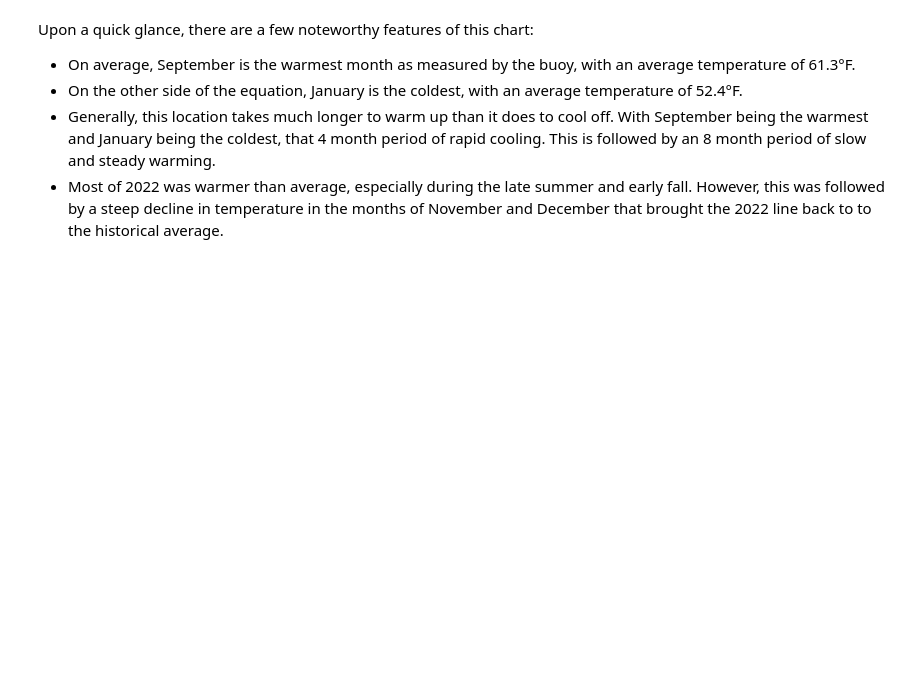
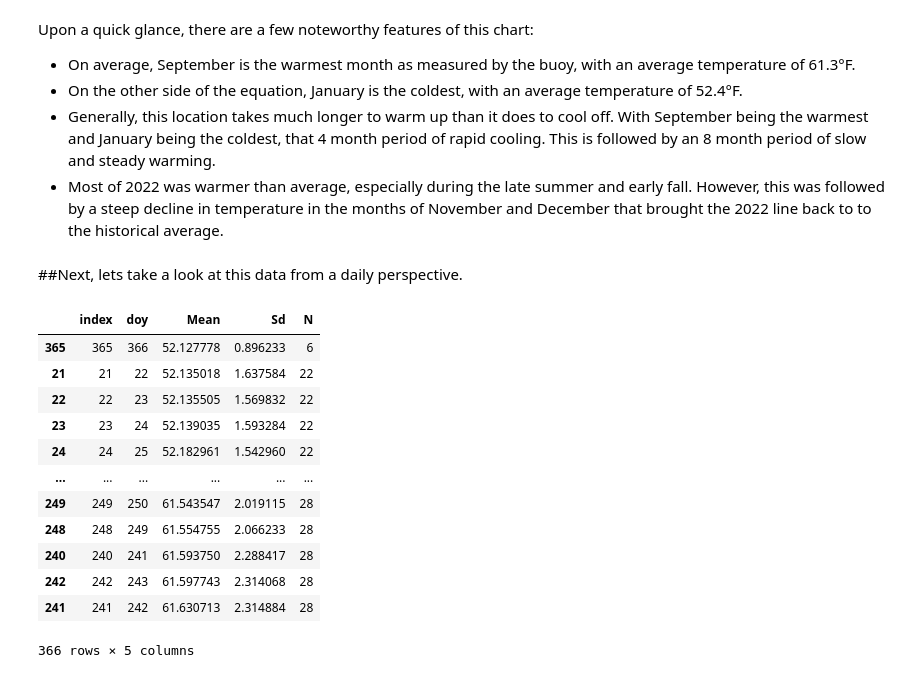
Before and after one commit to nelsonauner/SF_Bay, a Jupyter notebook: analysis.ipynb, the cells around one changed output. Drawn from its saved outputs; the diff is of its cells as text; code cells hidden in the pictures; blank space fills up the shorter version.

```diff
--- a/analysis.ipynb
+++ b/analysis.ipynb
@@ -147,3 +155,32 @@ Upon a quick glance, there are a few noteworthy features of this chart:
 - On the other side of the equation, January is the coldest, with an average temperature of 52.4&deg;F.
 - Generally, this location takes much longer to warm up than it does to cool off. With September being the warmest and January being the coldest, that 4 month period of rapid cooling. This is followed by an 8 month period of slow and steady warming.
 - Most of 2022 was warmer than average, especially during the late summer and early fall. However, this was followed by a steep decline in temperature in the months of November and December that brought the 2022 line back to to the historical average.
+# %% [markdown]
+##Next, lets take a look at this data from a daily perspective.
+# %%
+#Calculating averages for each day for every DOY in the dataset (within each year)
+daily_average = d.groupby(by = ["year", "month", "day","doy"], as_index = False).agg(Mean = ("temp", np.mean), Sd = ("temp", np.std))
+daily_average.sort_values(by = ["year","month","doy"], inplace = True)
+daily_average.reset_index(inplace = True)
+
+#Daily average across all years
+da2 = daily_average.groupby(by = ["doy"], as_index = False).agg(Mean = ("Mean", np.mean), Sd = ("Mean", np.std), N = ("Mean", len))
+da2.sort_values(by = ["doy"], inplace = True)
+da2.reset_index(inplace = True)
+
+#5 Warmest and coldest days of the year on average
+da2.sort_values(by = "Mean", inplace = False)
+# %% [output]
+|  | index | doy | Mean | Sd | N |
+| 365 | 365 | 366 | 52.127778 | 0.896233 | 6 |
+| 21 | 21 | 22 | 52.135018 | 1.637584 | 22 |
+| 22 | 22 | 23 | 52.135505 | 1.569832 | 22 |
+| 23 | 23 | 24 | 52.139035 | 1.593284 | 22 |
+| 24 | 24 | 25 | 52.182961 | 1.542960 | 22 |
+| ... | ... | ... | ... | ... | ... |
+| 249 | 249 | 250 | 61.543547 | 2.019115 | 28 |
+| 248 | 248 | 249 | 61.554755 | 2.066233 | 28 |
+| 240 | 240 | 241 | 61.593750 | 2.288417 | 28 |
+| 242 | 242 | 243 | 61.597743 | 2.314068 | 28 |
+| 241 | 241 | 242 | 61.630713 | 2.314884 | 28 |
+366 rows × 5 columns
```
Also changed, not shown: parts of 11 cells of this notebook, 2 other files.
